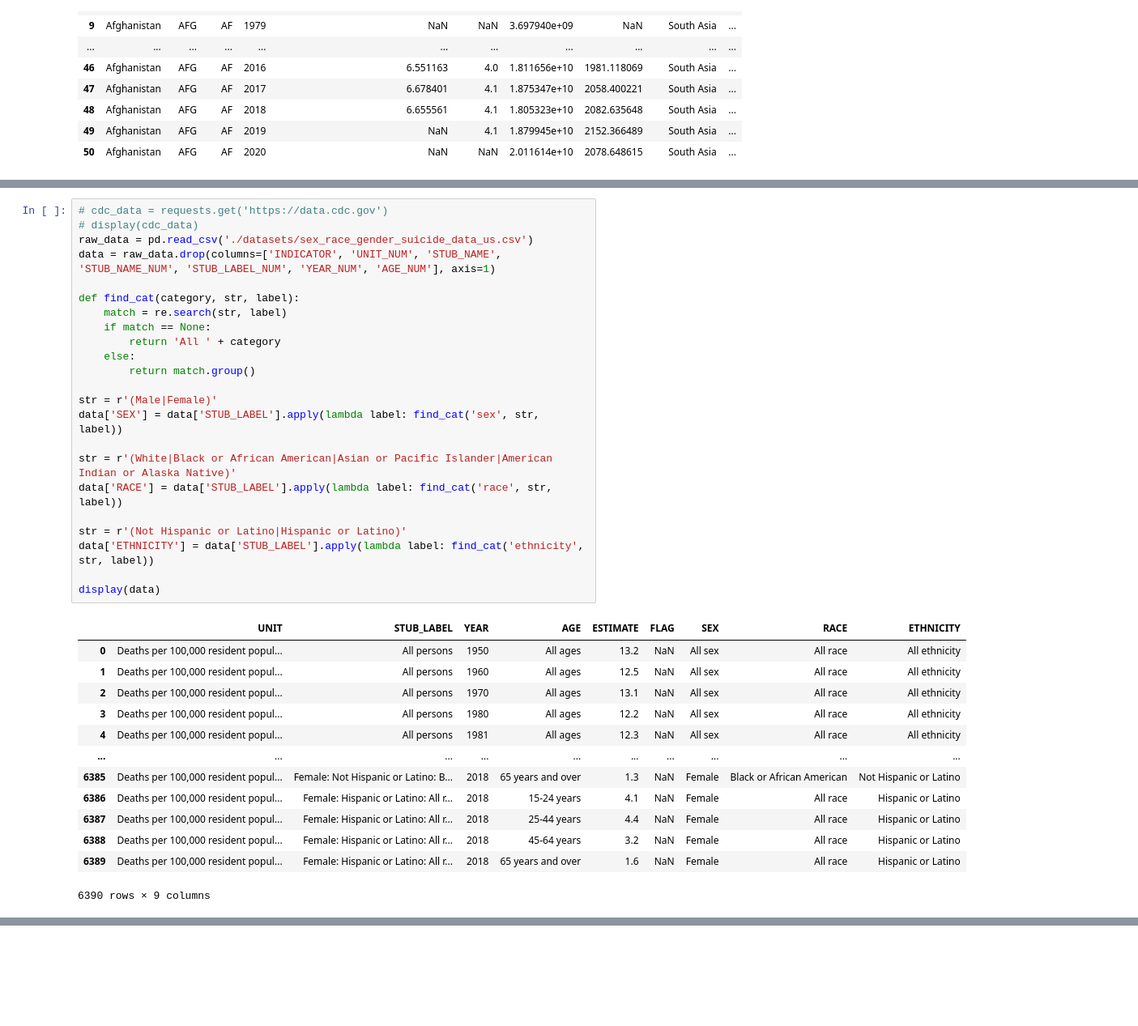
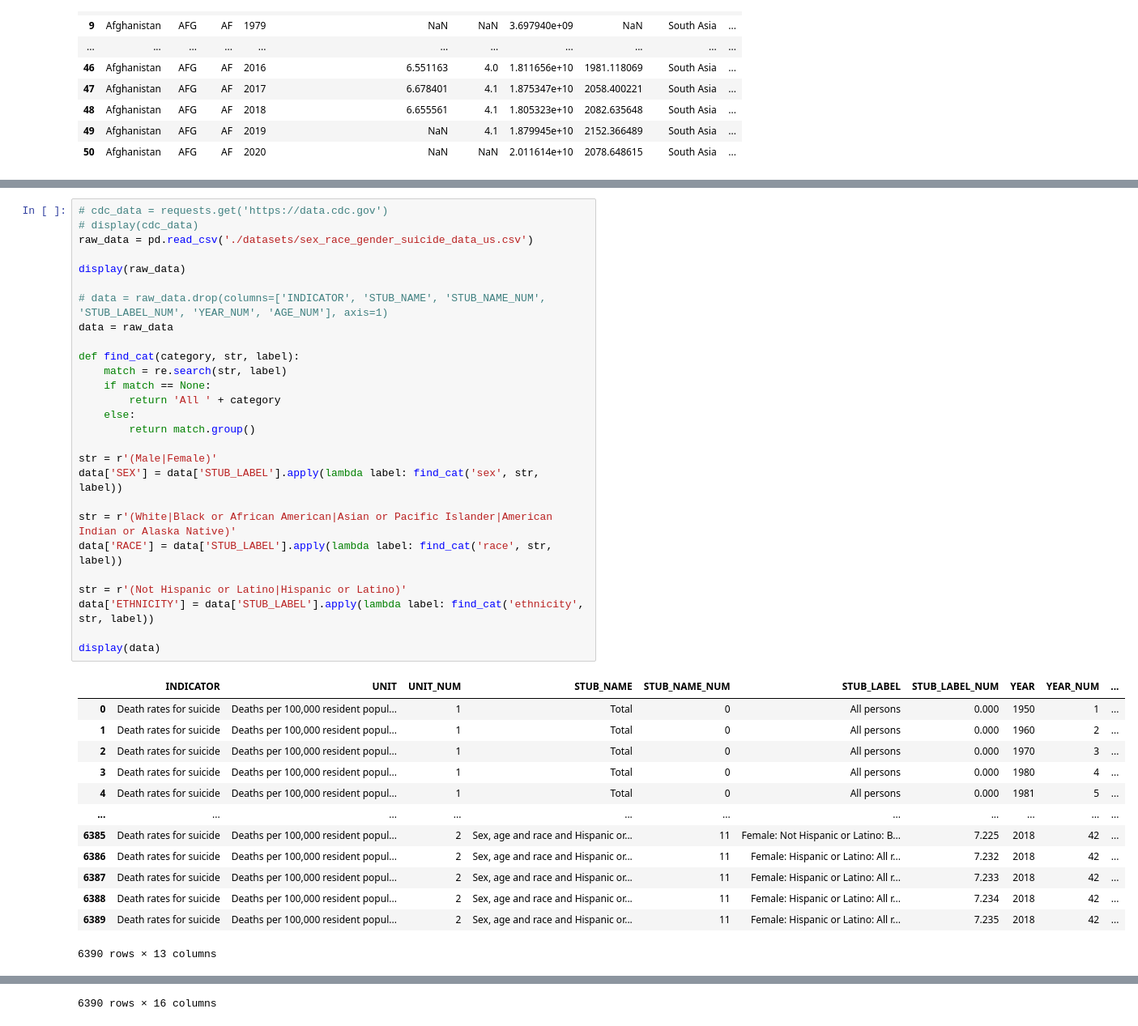
Before and after one commit to wadoodbutt/wadoodbutt.github.io, a Jupyter notebook: final_tutorial.ipynb, the cells around one changed output, grey strips where cells are left out. Shown at 81% size. Drawn from its saved outputs; the diff is of its cells as text; blank space fills up the shorter version.

```diff
--- a/final_tutorial.ipynb
+++ b/final_tutorial.ipynb
@@ -159,37 +163,41 @@ KeyError: 'year'
 # %%
 # cdc_data = requests.get('https://data.cdc.gov')
 # display(cdc_data)
 raw_data = pd.read_csv('./datasets/sex_race_gender_suicide_data_us.csv')
-data = raw_data.drop(columns=['INDICATOR', 'UNIT_NUM', 'STUB_NAME', 'STUB_NAME_NUM', 'STUB_LABEL_NUM', 'YEAR_NUM', 'AGE_NUM'], axis=1)
+
+display(raw_data)
+
+# data = raw_data.drop(columns=['INDICATOR', 'STUB_NAME', 'STUB_NAME_NUM', 'STUB_LABEL_NUM', 'YEAR_NUM', 'AGE_NUM'], axis=1)
+data = raw_data
 
 def find_cat(category, str, label):
     match = re.search(str, label)
     if match == None:
         return 'All ' + category
     else:
         return match.group()
 
 str = r'(Male|Female)'
 data['SEX'] = data['STUB_LABEL'].apply(lambda label: find_cat('sex', str, label))
 
 str = r'(White|Black or African American|Asian or Pacific Islander|American Indian or Alaska Native)'
 data['RACE'] = data['STUB_LABEL'].apply(lambda label: find_cat('race', str, label))
 
 str = r'(Not Hispanic or Latino|Hispanic or Latino)'
 data['ETHNICITY'] = data['STUB_LABEL'].apply(lambda label: find_cat('ethnicity', str, label))
 
 display(data)
 # %% [output]
-|  | UNIT | STUB_LABEL | YEAR | AGE | ESTIMATE | FLAG | SEX | RACE | ETHNICITY |
-| 0 | Deaths per 100,000 resident popul... | All persons | 1950 | All ages | 13.2 | NaN | All sex | All race | All ethnicity |
-| 1 | Deaths per 100,000 resident popul... | All persons | 1960 | All ages | 12.5 | NaN | All sex | All race | All ethnicity |
-| 2 | Deaths per 100,000 resident popul... | All persons | 1970 | All ages | 13.1 | NaN | All sex | All race | All ethnicity |
-| 3 | Deaths per 100,000 resident popul... | All persons | 1980 | All ages | 12.2 | NaN | All sex | All race | All ethnicity |
-| 4 | Deaths per 100,000 resident popul... | All persons | 1981 | All ages | 12.3 | NaN | All sex | All race | All ethnicity |
-| ... | ... | ... | ... | ... | ... | ... | ... | ... | ... |
-| 6385 | Deaths per 100,000 resident popul... | Female: Not Hispanic or Latino: B... | 2018 | 65 years and over | 1.3 | NaN | Female | Black or African American | Not Hispanic or Latino |
-| 6386 | Deaths per 100,000 resident popul... | Female: Hispanic or Latino: All r... | 2018 | 15-24 years | 4.1 | NaN | Female | All race | Hispanic or Latino |
-| 6387 | Deaths per 100,000 resident popul... | Female: Hispanic or Latino: All r... | 2018 | 25-44 years | 4.4 | NaN | Female | All race | Hispanic or Latino |
-| 6388 | Deaths per 100,000 resident popul... | Female: Hispanic or Latino: All r... | 2018 | 45-64 years | 3.2 | NaN | Female | All race | Hispanic or Latino |
-| 6389 | Deaths per 100,000 resident popul... | Female: Hispanic or Latino: All r... | 2018 | 65 years and over | 1.6 | NaN | Female | All race | Hispanic or Latino |
+|  | INDICATOR | UNIT | UNIT_NUM | STUB_NAME | STUB_NAME_NUM | STUB_LABEL | STUB_LABEL_NUM | YEAR | YEAR_NUM | ... |
+| 0 | Death rates for suicide | Deaths per 100,000 resident popul... | 1 | Total | 0 | All persons | 0.000 | 1950 | 1 | ... |
+| 1 | Death rates for suicide | Deaths per 100,000 resident popul... | 1 | Total | 0 | All persons | 0.000 | 1960 | 2 | ... |
+| 2 | Death rates for suicide | Deaths per 100,000 resident popul... | 1 | Total | 0 | All persons | 0.000 | 1970 | 3 | ... |
+| 3 | Death rates for suicide | Deaths per 100,000 resident popul... | 1 | Total | 0 | All persons | 0.000 | 1980 | 4 | ... |
+| 4 | Death rates for suicide | Deaths per 100,000 resident popul... | 1 | Total | 0 | All persons | 0.000 | 1981 | 5 | ... |
+| ... | ... | ... | ... | ... | ... | ... | ... | ... | ... | ... |
+| 6385 | Death rates for suicide | Deaths per 100,000 resident popul... | 2 | Sex, age and race and Hispanic or... | 11 | Female: Not Hispanic or Latino: B... | 7.225 | 2018 | 42 | ... |
+| 6386 | Death rates for suicide | Deaths per 100,000 resident popul... | 2 | Sex, age and race and Hispanic or... | 11 | Female: Hispanic or Latino: All r... | 7.232 | 2018 | 42 | ... |
+| 6387 | Death rates for suicide | Deaths per 100,000 resident popul... | 2 | Sex, age and race and Hispanic or... | 11 | Female: Hispanic or Latino: All r... | 7.233 | 2018 | 42 | ... |
+| 6388 | Death rates for suicide | Deaths per 100,000 resident popul... | 2 | Sex, age and race and Hispanic or... | 11 | Female: Hispanic or Latino: All r... | 7.234 | 2018 | 42 | ... |
+| 6389 | Death rates for suicide | Deaths per 100,000 resident popul... | 2 | Sex, age and race and Hispanic or... | 11 | Female: Hispanic or Latino: All r... | 7.235 | 2018 | 42 | ... |
-6390 rows × 9 columns
+6390 rows × 13 columns
@@ -195,0 +216 @@ display(data)
+6390 rows × 16 columns
```
Also changed, not shown: parts of 8 cells of this notebook.
